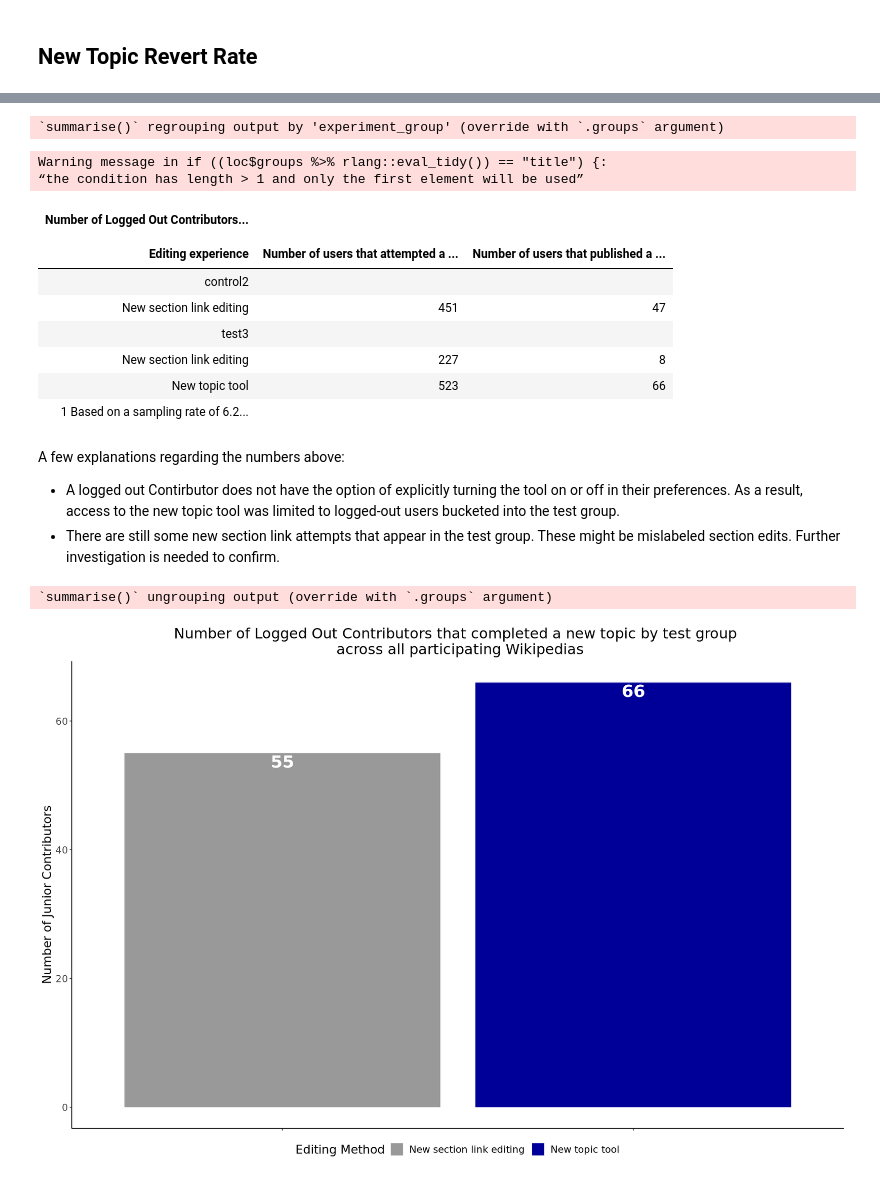
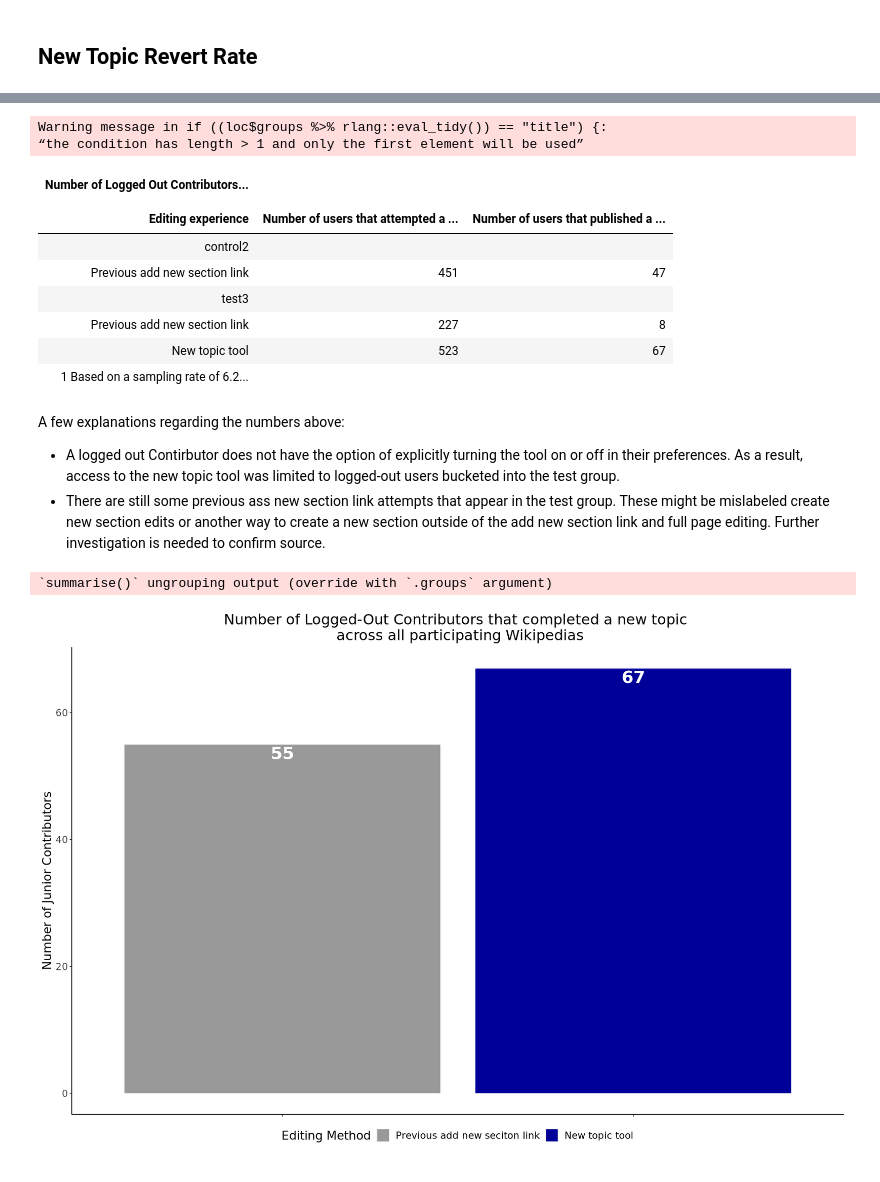
Before and after one commit to wikimedia-research/New-discussion-tool-analysis-2020, a Jupyter notebook: ab_test_logged_out.ipynb, the cells around one changed output, grey strips where cells are left out. Cells and saved outputs as stored; diff of their text form; code cells hidden in the pictures.

```diff
--- a/ab_test_logged_out.ipynb
+++ b/ab_test_logged_out.ipynb
@@ -249,7 +247,7 @@ new_topic_attempts$section_edit_type <-
   factor(
     new_topic_attempts$section_edit_type,
     levels = c("NA", "new_section_link", "new_topic_tool"),
-    labels = c("NA", "New section link editing", "New topic tool")
+    labels = c("NA", "Previous add new section link", "New topic tool")
   )
 
 new_topic_attempts$edit_success <-
@@ -1039,9 +880,7 @@ num_anon_editors <- new_topic_attempts %>%
           filter(is_oversample == 'false' ) %>% #remove oversampled events
     group_by(experiment_group, section_edit_type)  %>%
     summarise(total_users_attempt = n_distinct(user_id),
-              total_users_complete = n_distinct(user_id[edit_success == 'Complete']))
+              total_users_complete = n_distinct(user_id[edit_success == 'Complete']), .groups = 'drop')
-# %% [output]
-`summarise()` regrouping output by 'experiment_group' (override with `.groups` argument)
 # %%
 num_anon_editors_table <- num_anon_editors %>%
   gt() %>%
@@ -1084,39 +923,39 @@ Warning message in if ((loc$groups %>% rlang::eval_tidy()) == "title") {:
 |  |  |  |
 | Editing experience | Number of users that attempted a ... | Number of users that published a ... |
 | control2 |  |  |
-| New section link editing | 451 | 47 |
+| Previous add new section link | 451 | 47 |
 | test3 |  |  |
-| New section link editing | 227 | 8 |
-| New topic tool | 523 | 66 |
+| Previous add new section link | 227 | 8 |
+| New topic tool | 523 | 67 |
 | 1 Based on a sampling rate of 6.2... |  |  |
 # %% [markdown]
 A few explanations regarding the numbers above:
 * A logged out Contirbutor does not have the option of explicitly turning the tool on or off in their preferences. As a result, access to the new topic tool was limited to logged-out users bucketed into the test group.
-* There are still some new section link attempts that appear in the test group. These might be mislabeled section edits. Further investigation is needed to confirm.
+* There are still some previous ass new section link attempts that appear in the test group. These might be mislabeled create new section edits or another way to create a new section outside of the add new section link and full page editing. Further investigation is needed to confirm source.
 # %%
 p <-num_anon_editors %>%
   group_by(section_edit_type) %>%
   summarise(total_user_complete = sum(total_users_complete)) %>%
   ggplot(aes(x= section_edit_type, y = total_user_complete, fill = section_edit_type)) +
   geom_col(position = 'dodge') +
   geom_text(aes(label = paste(total_user_complete),fontface=2), vjust=1.2, size = 8, color = "white") +
   labs (y = "Number of Junior Contributors",
         x = "Experiment group",
-        title = "Number of Logged Out Contributors that completed a new topic by test group \n across all participating Wikipedias")  +
-  scale_fill_manual(values= c("#999999", "#000099"), name = "Editing Method", labels = c("New section link editing", "New topic tool"))  +
+        title = "Number of Logged-Out Contributors that completed a new topic \n across all participating Wikipedias")  +
+  scale_fill_manual(values= c("#999999", "#000099"), name = "Editing Method", labels = c("Previous add new seciton link", "New topic tool"))  +
     theme(
         panel.grid.minor = element_blank(),
         panel.background = element_blank(),
         plot.title = element_text(hjust = 0.5),
         text = element_text(size=16),
         legend.position="bottom",
         axis.text.x = element_blank(),
         axis.title.x=element_blank(),
         axis.line = element_line(colour = "black"))
 
 p
 
 ggsave("Figures/num_anon_editors_bygroup.png", p, width = 16, height = 8, units = "in", dpi = 300)
 # %% [output]
 `summarise()` ungrouping output (override with `.groups` argument)
-[figure, old version]
+[figure, new version]
```
Also changed, not shown: parts of 51 cells of this notebook, 10 other files.
